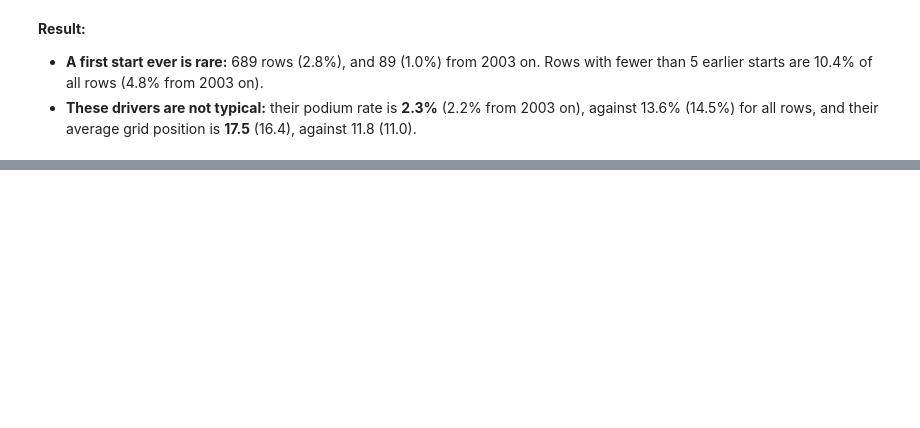
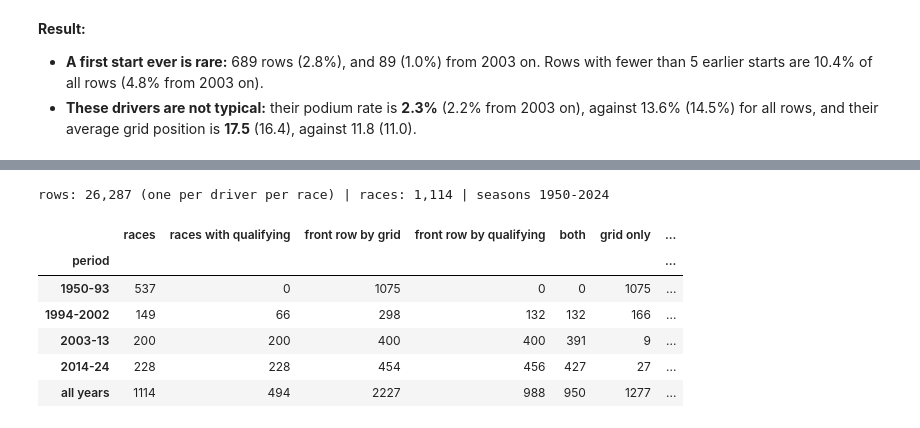
Before and after one commit to esralsayed/ACL-milestone1, a Jupyter notebook: F1_podium_prediction.ipynb, the cells around one changed output, grey strips where cells are left out. Drawn from its saved outputs; the diff is of its cells as text; code cells hidden in the pictures; blank space fills up the shorter version.

```diff
--- a/F1_podium_prediction.ipynb
+++ b/F1_podium_prediction.ipynb
@@ -3404,0 +3743,47 @@ print(f"podium share of the last 3 starts: mean {known['podium_share_last3'].mea
+# %%
+# Question 1: one table, one row per driver per race (results after B1), with year, circuit and qualifying position
+q1 = (results_one_row[["raceId", "driverId", "grid", "positionOrder"]].astype({"grid": int, "positionOrder": int})
+      .merge(text["races"][["raceId", "year", "circuitId", "name"]].rename(columns={"name": "race"}), on="raceId", validate="many_to_one")
+      .merge(circuits_clean[["circuitId", "name"]].rename(columns={"name": "circuit"}), on="circuitId", validate="many_to_one")
+      .merge(text["qualifying"][["raceId", "driverId", "position"]].rename(columns={"position": "quali_position"}),
+             on=["raceId", "driverId"], how="left", validate="one_to_one"))
+q1 = q1[q1["race"] != "Indianapolis 500"].copy()                         # decision C3
+q1["year"] = q1["year"].astype(int)
+q1["quali_position"] = pd.to_numeric(q1["quali_position"])               # empty where there is no qualifying row
+q1["podium"] = (q1["positionOrder"] <= 3).astype(int)
+q1["front_row_grid"] = q1["grid"].between(1, 2)                          # started from P1 or P2
+q1["front_row_quali"] = q1["quali_position"] <= 2                        # qualified P1 or P2
+q1["period"] = pd.cut(q1["year"], [1949, 1993, 2002, 2013, 2024], labels=["1950-93", "1994-2002", "2003-13", "2014-24"])
+assert not q1.duplicated(["raceId", "driverId"]).any(), "more than one row per driver per race"
+print(f"rows: {len(q1):,} (one per driver per race) | races: {q1['raceId'].nunique():,} | seasons {q1['year'].min()}-{q1['year'].max()}")
+# %% [output]
+rows: 26,287 (one per driver per race) | races: 1,114 | seasons 1950-2024
+# %%
+# H1, query 1: for each period, how many front-row starts does each definition give, and how often do they disagree?
+def front_rows(d):
+    g, q = d["front_row_grid"], d["front_row_quali"]
+    return pd.Series({
+        "races": d["raceId"].nunique(),
+        "races with qualifying": d.loc[d["quali_position"].notna(), "raceId"].nunique(),
+        "front row by grid": int(g.sum()),
+        "front row by qualifying": int(q.sum()),
+        "both": int((g & q).sum()),
+        "grid only": int((g & ~q).sum()),
+        "qualifying only": int((q & ~g).sum()),
+        "podium % (grid front row)": round(d.loc[g, "podium"].mean() * 100, 1),
+        "podium % (qualifying front row)": round(d.loc[q, "podium"].mean() * 100, 1) if q.any() else np.nan,
+    })
+
+h1_table = q1.groupby("period", observed=True).apply(front_rows, include_groups=False)
+h1_table.loc["all years"] = front_rows(q1)
+counts = [c for c in h1_table.columns if not c.startswith("podium")]
+h1_table[counts] = h1_table[counts].astype(int)
+h1_table
+# %% [output]
+|  | races | races with qualifying | front row by grid | front row by qualifying | both | grid only | ... |
+| period |  |  |  |  |  |  | ... |
+| 1950-93 | 537 | 0 | 1075 | 0 | 0 | 1075 | ... |
+| 1994-2002 | 149 | 66 | 298 | 132 | 132 | 166 | ... |
+| 2003-13 | 200 | 200 | 400 | 400 | 391 | 9 | ... |
+| 2014-24 | 228 | 228 | 454 | 456 | 427 | 27 | ... |
+| all years | 1114 | 494 | 2227 | 988 | 950 | 1277 | ... |
```
Also changed, not shown: parts of 56 cells of this notebook, 2 other files.
